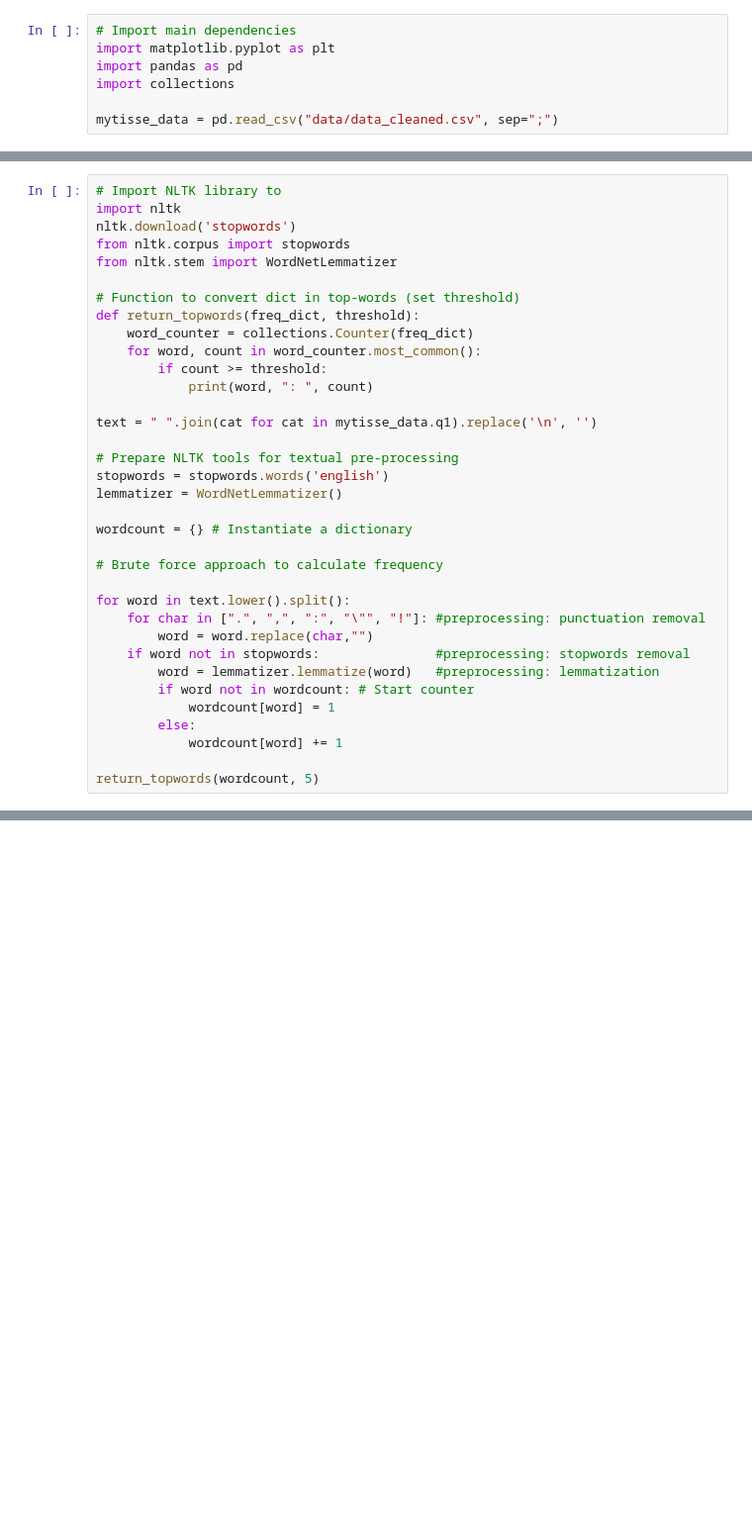
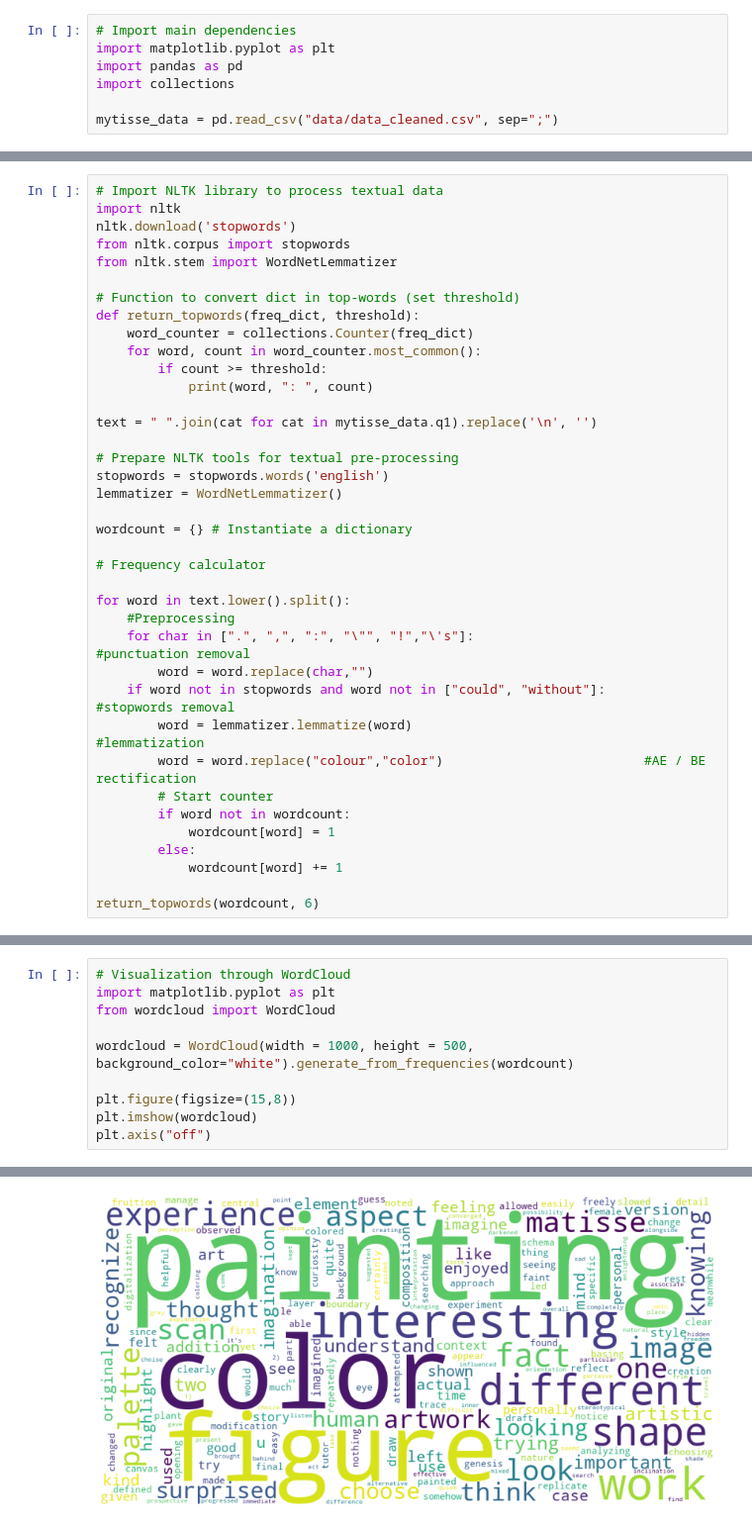
Before and after one commit to ManueleVeggi/mytisse, a Jupyter notebook: testing_sessions/230608_unibo/data_analysis.ipynb, the cells around one changed output, grey strips where cells are left out. Shown at 99% size. Cells and saved outputs as stored; diff of their text form; blank space fills up the shorter version.

```diff
--- a/testing_sessions/230608_unibo/data_analysis.ipynb
+++ b/testing_sessions/230608_unibo/data_analysis.ipynb
@@ -28,6 +28,6 @@ This demonstrates that the most important words are (_shape_ and _figure_ are co
 | interesting    | 9              |
 # %%
-# Import NLTK library to
+# Import NLTK library to process textual data
 import nltk
 nltk.download('stopwords')
 from nltk.corpus import stopwords
@@ -48,18 +48,21 @@ lemmatizer = WordNetLemmatizer()
 
 wordcount = {} # Instantiate a dictionary
 
-# Brute force approach to calculate frequency
+# Frequency calculator
 
 for word in text.lower().split():
-    for char in [".", ",", ":", "\"", "!"]: #preprocessing: punctuation removal
+    #Preprocessing
+    for char in [".", ",", ":", "\"", "!","\'s"]:                      #punctuation removal
         word = word.replace(char,"")
-    if word not in stopwords:               #preprocessing: stopwords removal
-        word = lemmatizer.lemmatize(word)   #preprocessing: lemmatization
-        if word not in wordcount: # Start counter
+    if word not in stopwords and word not in ["could", "without"]:     #stopwords removal
+        word = lemmatizer.lemmatize(word)                              #lemmatization
+        word = word.replace("colour","color")                          #AE / BE rectification
+        # Start counter
+        if word not in wordcount:
             wordcount[word] = 1
         else:
             wordcount[word] += 1
 
-return_topwords(wordcount, 5)
+return_topwords(wordcount, 6)
 # %% [output]
 painting :  21
@@ -80,0 +78,11 @@ The following word-cloud visualizes the dataset. Please note that, being created
+# %%
+# Visualization through WordCloud
+import matplotlib.pyplot as plt
+from wordcloud import WordCloud
+
+wordcloud = WordCloud(width = 1000, height = 500, background_color="white").generate_from_frequencies(wordcount)
+
+plt.figure(figsize=(15,8))
+plt.imshow(wordcloud)
+plt.axis("off")
+# %% [output]
@@ -80,0 +90 @@ The following word-cloud visualizes the dataset. Please note that, being created
+[figure, added]
```
Also changed, not shown: parts of 4 cells of this notebook, 1 other file.
